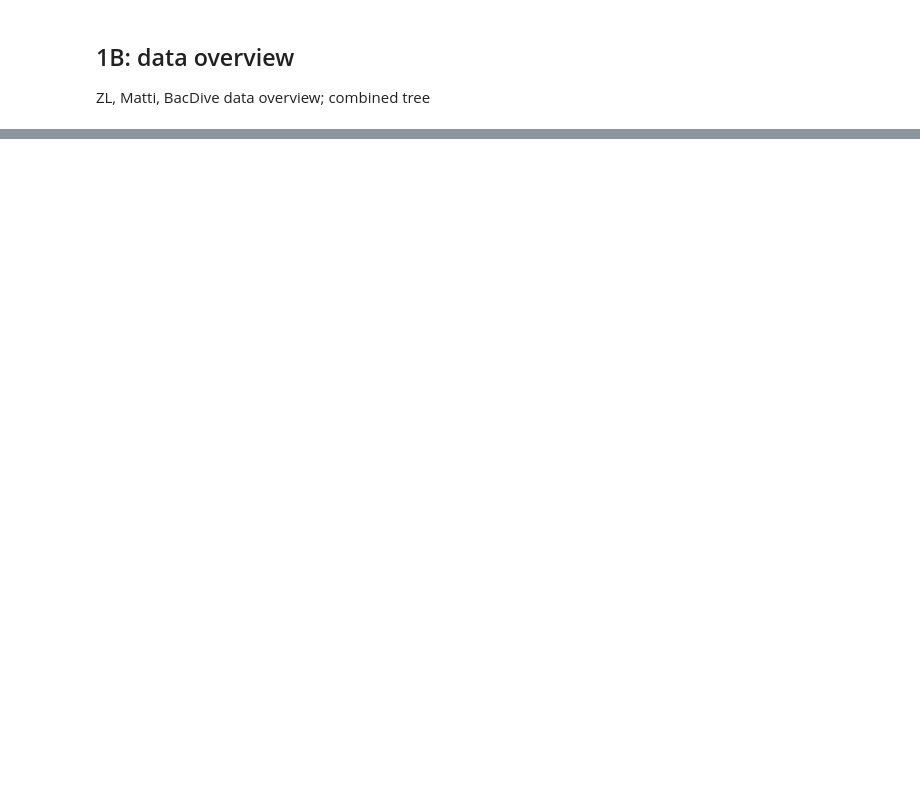
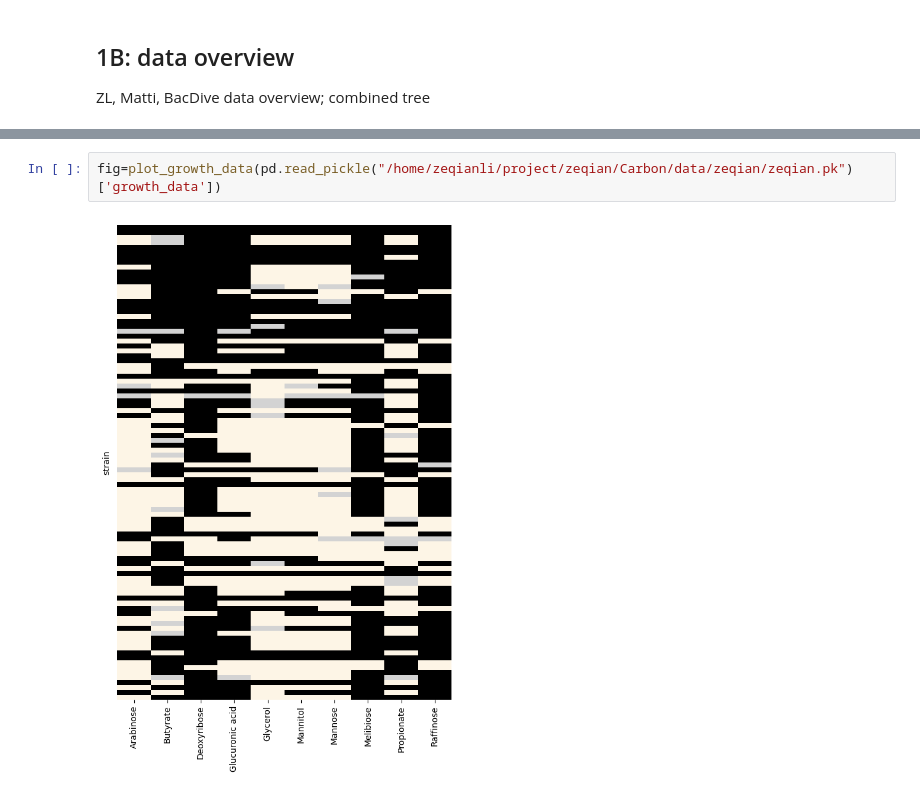
Before and after one commit to zeqianli/CarbonUtilization, a Jupyter notebook: figure_1.ipynb, the cells around one changed output, grey strips where cells are left out. Drawn from its saved outputs; the diff is of its cells as text; blank space fills up the shorter version.

```diff
--- a/figure_1.ipynb
+++ b/figure_1.ipynb
@@ -129,0 +145,4 @@ bacdive['growth_data'].shape
+# %%
+fig=plot_growth_data(pd.read_pickle("/home/zeqianli/project/zeqian/Carbon/data/zeqian/zeqian.pk")['growth_data'])
+# %% [output]
+[figure, added]
```
Also changed, not shown: parts of 24 cells of this notebook, 14 other files.
